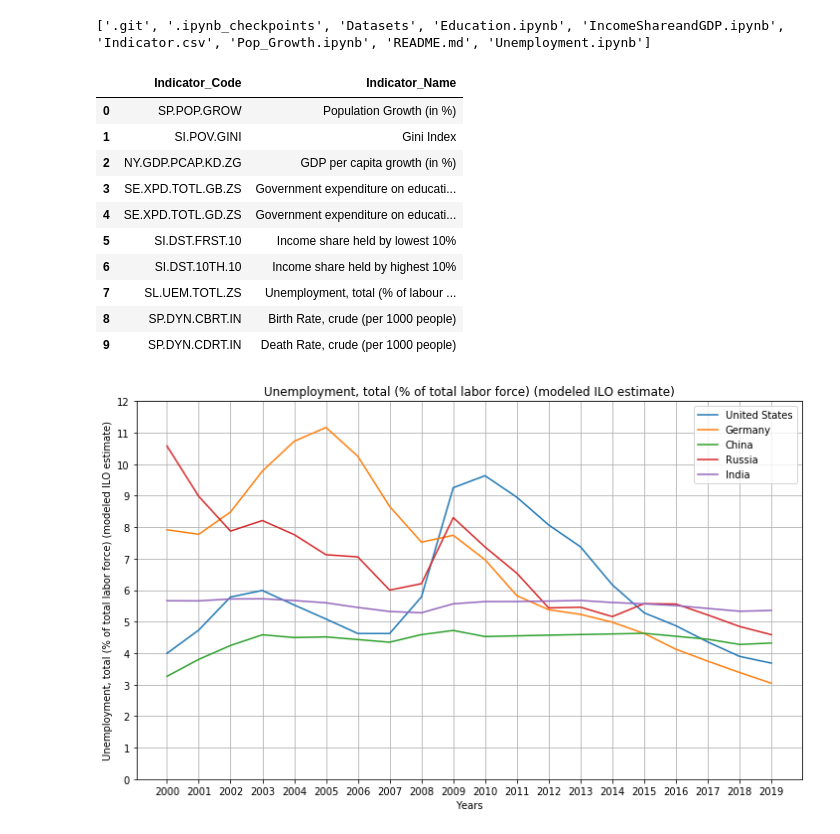
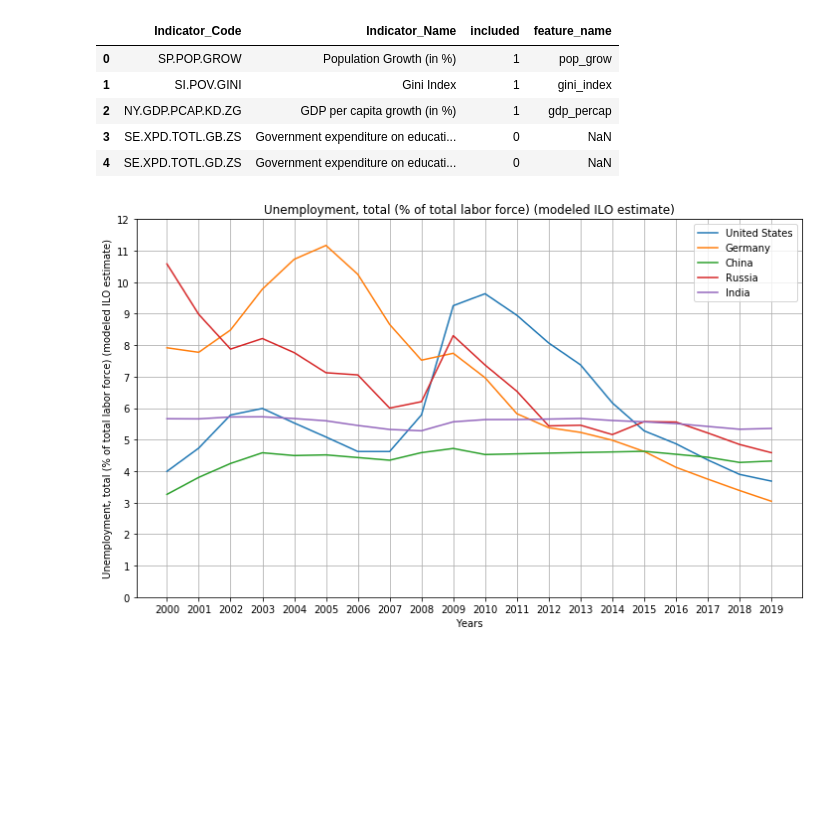
Before and after one commit to Raksha-Ramesh/wdi-econ-analysis, a Jupyter notebook: EDA/Unemployment.ipynb, the cells around one changed output. Drawn from its saved outputs; the diff is of its cells as text; code cells hidden in the pictures; blank space fills up the shorter version.

```diff
--- a/EDA/Unemployment.ipynb
+++ b/EDA/Unemployment.ipynb
@@ -6,21 +6,16 @@ import matplotlib.pyplot as plt
 import datetime
 from scipy.stats import pearsonr
 # %%
-path = os.getcwd() + "\Datasets\\"
-print(os.listdir())
-df = pd.read_csv("Indicator.csv")
-df.head(10)
+path = "\\".join(os.getcwd().split('\\')[:-1])
+data_path = path + "\\Datasets\\"
+# print(os.listdir())
+df = pd.read_csv(path + "\\Indicator.csv")
+df.head()
 # %% [output]
-['.git', '.ipynb_checkpoints', 'Datasets', 'Education.ipynb', 'IncomeShareandGDP.ipynb', 'Indicator.csv', 'Pop_Growth.ipynb', 'README.md', 'Unemployment.ipynb']
-|  | Indicator_Code | Indicator_Name |
-| 0 | SP.POP.GROW | Population Growth (in %) |
-| 1 | SI.POV.GINI | Gini Index |
-| 2 | NY.GDP.PCAP.KD.ZG | GDP per capita growth (in %) |
-| 3 | SE.XPD.TOTL.GB.ZS | Government expenditure on educati... |
-| 4 | SE.XPD.TOTL.GD.ZS | Government expenditure on educati... |
-| 5 | SI.DST.FRST.10 | Income share held by lowest 10% |
-| 6 | SI.DST.10TH.10 | Income share held by highest 10% |
-| 7 | SL.UEM.TOTL.ZS | Unemployment, total (% of labour ... |
-| 8 | SP.DYN.CBRT.IN | Birth Rate, crude (per 1000 people) |
-| 9 | SP.DYN.CDRT.IN | Death Rate, crude (per 1000 people) |
+|  | Indicator_Code | Indicator_Name | included | feature_name |
+| 0 | SP.POP.GROW | Population Growth (in %) | 1 | pop_grow |
+| 1 | SI.POV.GINI | Gini Index | 1 | gini_index |
+| 2 | NY.GDP.PCAP.KD.ZG | GDP per capita growth (in %) | 1 | gdp_percap |
+| 3 | SE.XPD.TOTL.GB.ZS | Government expenditure on educati... | 0 | NaN |
+| 4 | SE.XPD.TOTL.GD.ZS | Government expenditure on educati... | 0 | NaN |
 # %%
```
Also changed, not shown: parts of 1 cell of this notebook, 3 other files.
